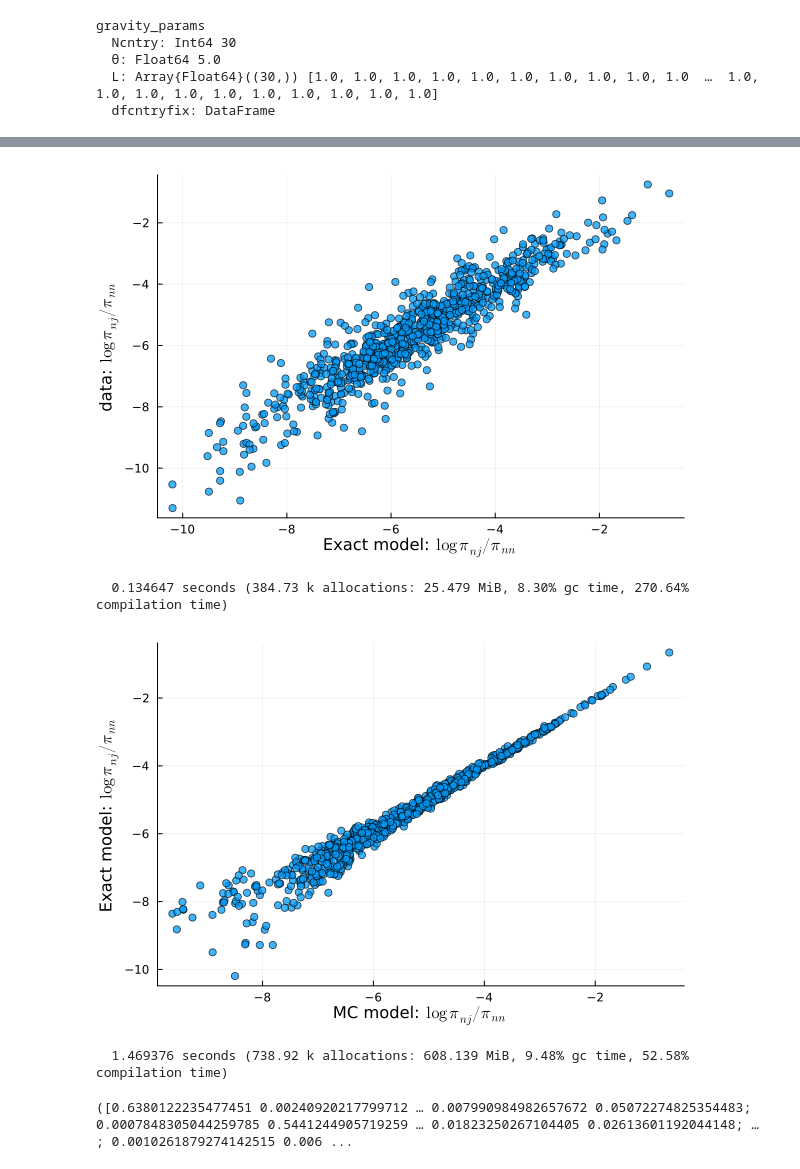
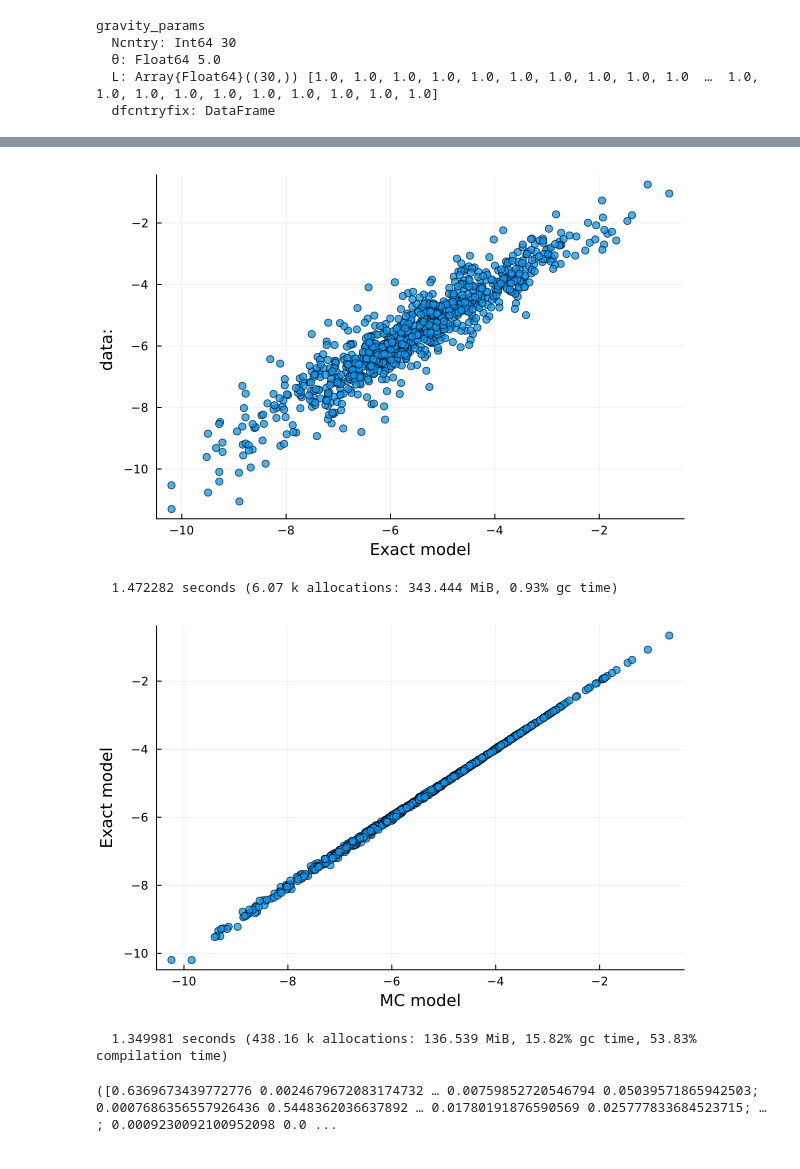
Before and after one commit to mwaugh0328/minnesota-phd-trade-2026, a Jupyter notebook: code/teaching-notebook.ipynb, the cells around one changed output, grey strips where cells are left out. Saved outputs shown, nothing was run; the diff lists cells and outputs as text; code cells hidden in the pictures.

```diff
--- a/code/teaching-notebook.ipynb
+++ b/code/teaching-notebook.ipynb
@@ -67,46 +66,46 @@ dfmodel_exact = make_trademodel_dataframe(πshares_exact, dfcountryfix)
 
 
 plot(log.(dfmodel_exact.tradeshare), log.(dfmodel_exact.tradedata), seriestype = :scatter, alpha = 0.75,
-    xlabel = "Exact model: "*L"\log \pi_{nj} / \pi_{nn}",
-    ylabel = "data: "*L"\log \pi_{nj} / \pi_{nn}",
+    xlabel = "Exact model",
+    ylabel = "data: ",
     legend = false)
 
     # savefig("C:\\github\\minnesota-phd-trade-2026\\notes\\figures\\data_model_exact_fit.png")
 # %% [output]
-[figure, old version]
+[figure, new version]
 # %%
-Ngoods = 10000
+Ngoods = 500000
 code = 300
 
 @time πshares, prices = sim_trade_pattern_ek(trd_prm; Ngoods = Ngoods, code = code);
 # this is the code that simmulates and constructs the trade using
 # Monte Carlo integration.
 
 
 dfmodel = make_trademodel_dataframe(πshares, dfcountryfix)
 # merge this up with the real data so we can plot
 
 
 
 plot(log.(dfmodel.tradeshare), log.(dfmodel_exact.tradeshare), seriestype = :scatter, alpha = 0.75,
-    xlabel = "MC model: "*L"\log \pi_{nj} / \pi_{nn}",
-    ylabel = "Exact model: "*L"\log \pi_{nj} / \pi_{nn}",
+    xlabel = "MC model",
+    ylabel = "Exact model",
     legend = false)
 
 # savefig("C:\\github\\minnesota-phd-trade-2026\\notes\\figures\\mc_vs_exact_model_fit.png")
 # %% [output]
-  0.134647 seconds (384.73 k allocations: 25.479 MiB, 8.30% gc time, 270.64% compilation time)
+  1.472282 seconds (6.07 k allocations: 343.444 MiB, 0.93% gc time)
-[figure, old version]
+[figure, new version]
 # %%
-Ngoods = 500000
+Ngoods = 100000
 code = 300
 
 @time bejkπshares, prices, markups = sim_trade_pattern_bejk(trd_prm; Ngoods = Ngoods, code = code);
 # this is the code that simmulates and constructs the trade using
 # Monte Carlo integration.
 # %% [output]
-  1.469376 seconds (738.92 k allocations: 608.139 MiB, 9.48% gc time, 52.58% compilation time)
+  1.349981 seconds (438.16 k allocations: 136.539 MiB, 15.82% gc time, 53.83% compilation time)
-([0.6380122235477451 0.00240920217799712 … 0.007990984982657672 0.05072274825354483; 0.0007848305044259785 0.5441244905719259 … 0.01823250267104405 0.02613601192044148; … ; 0.0010261879274142515 0.006 ...
+([0.6369673439772776 0.0024679672083174732 … 0.00759852720546794 0.05039571865942503; 0.0007686356557926436 0.5448362036637892 … 0.01780191876590569 0.025777833684523715; … ; 0.0009230092100952098 0.0 ...
 # %%
 dfmodelbejk = make_trademodel_dataframe(bejkπshares, dfcountryfix)
 # merge this up with the real data so we can plot
```
Also changed, not shown: parts of 3 cells of this notebook, 3 other files.
